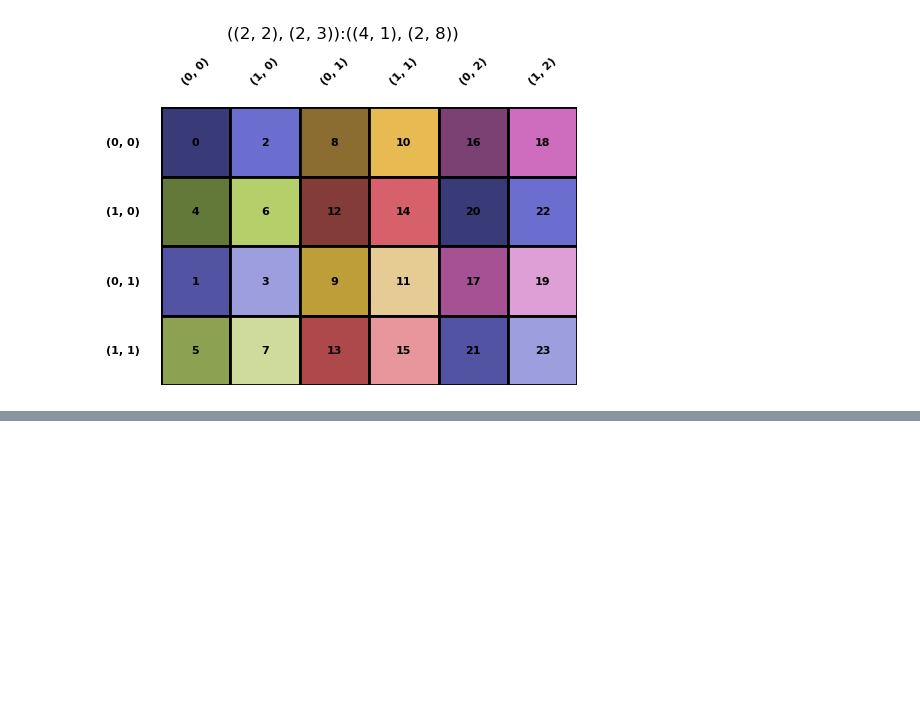
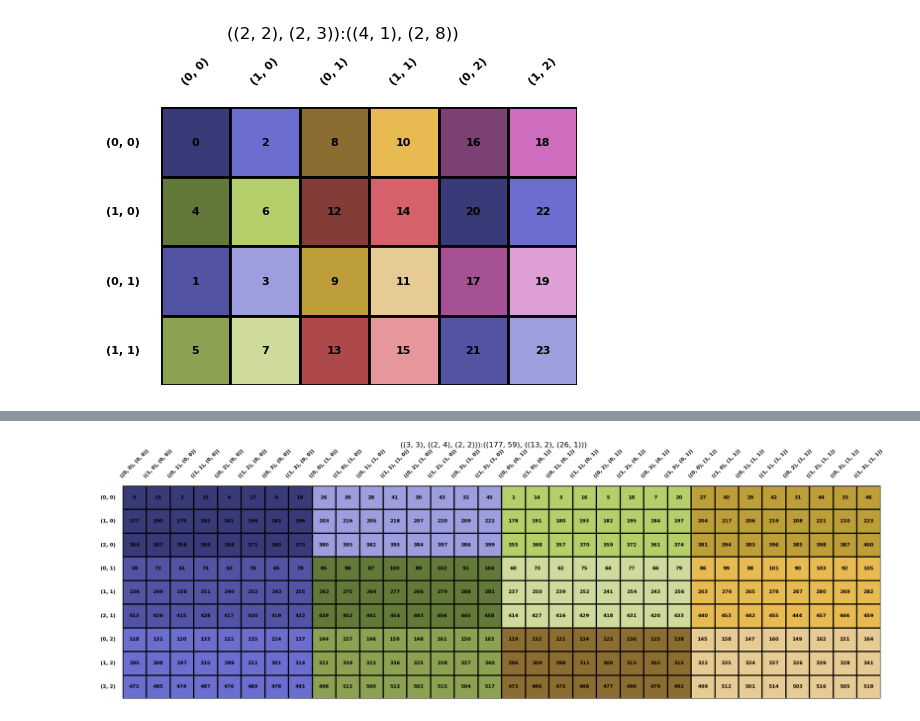
Before and after one commit to w32zhong/simp-intelligence, a Jupyter notebook: simp_intelligence/math/layout_divide.ipynb, the cells around one changed output, grey strips where cells are left out. Saved outputs shown, nothing was run; the diff lists cells and outputs as text; code cells hidden in the pictures; blank space fills up the shorter version.

```diff
--- a/simp_intelligence/math/layout_divide.ipynb
+++ b/simp_intelligence/math/layout_divide.ipynb
@@ -43,0 +58,4 @@ _ = A.composite(Layout.from_string('4,(2,3):2,(1,8)').visualize('$B \\circ \\til
+# %%
+div = A.logical_divide(Layout.from_string('3,(2,4):3,(1,8)'), by_mode=True).visualize(color_map=example_color_map)
+# %% [output]
+[figure, added]
```
Also changed, not shown: parts of 17 cells of this notebook, 1 other file.
